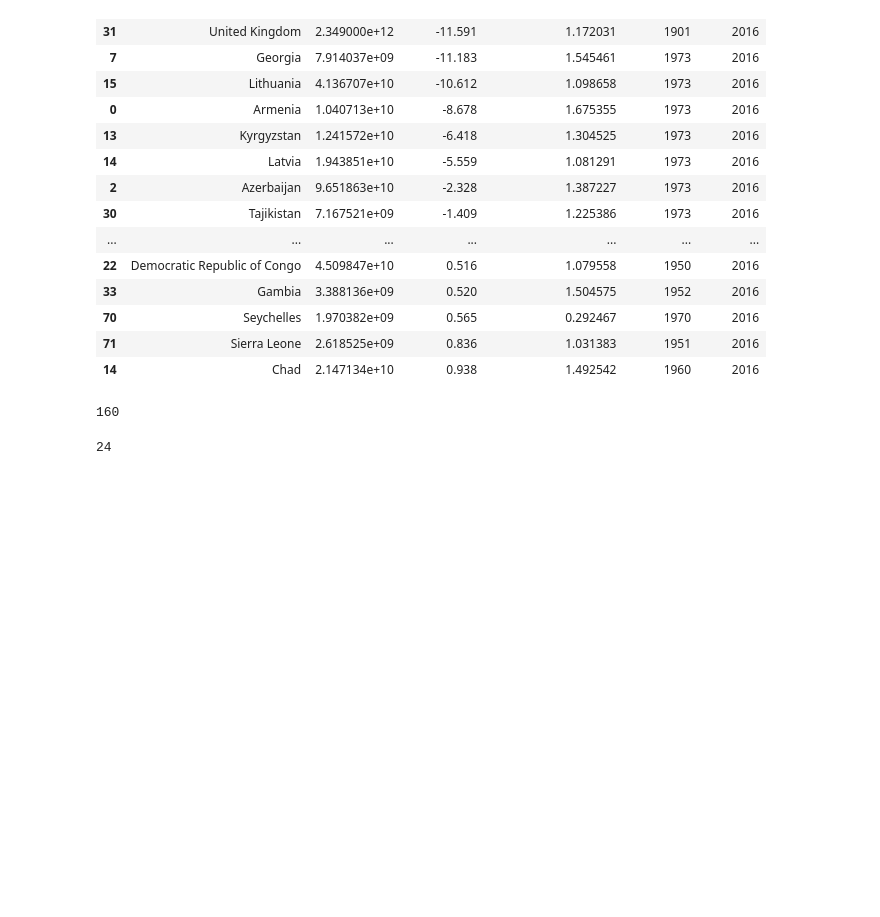
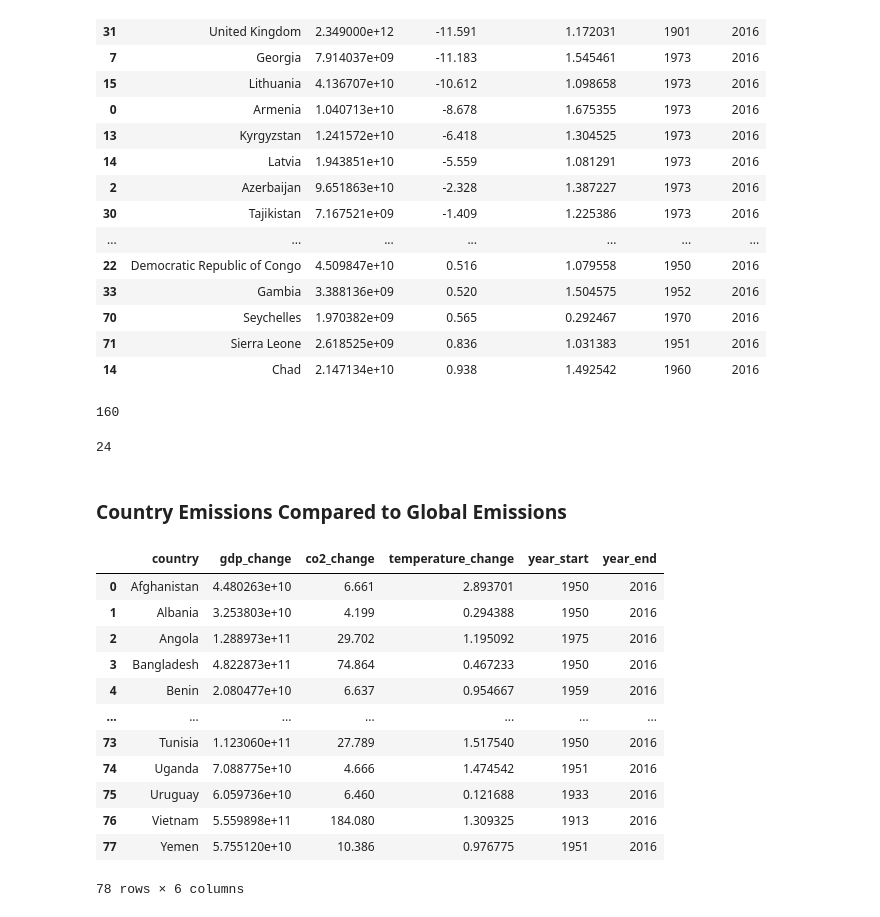
Before and after one commit to Alawler12/Environmental_Project, a Jupyter notebook: Emissions_Analysis.ipynb, the cells around one changed output. Cells and saved outputs as stored; diff of their text form; code cells hidden in the pictures; blank space fills up the shorter version.

Commit message:
adding new code for global impact

```diff
--- a/Emissions_Analysis.ipynb
+++ b/Emissions_Analysis.ipynb
@@ -338,3 +342,5 @@ the_good_ones = bravo['country'].unique().tolist()
 len(the_good_ones)
 # %% [output]
 24
+# %% [markdown]
+### Country Emissions Compared to Global Emissions
@@ -340,0 +467,19 @@ len(the_good_ones)
+# %%
+#clean up index on stay_low
+stay_low_df = impact_stay_low_df.reset_index()
+low_impact = stay_low_df.drop(['index'], axis = 1)
+low_impact
+# %% [output]
+|  | country | gdp_change | co2_change | temperature_change | year_start | year_end |
+| 0 | Afghanistan | 4.480263e+10 | 6.661 | 2.893701 | 1950 | 2016 |
+| 1 | Albania | 3.253803e+10 | 4.199 | 0.294388 | 1950 | 2016 |
+| 2 | Angola | 1.288973e+11 | 29.702 | 1.195092 | 1975 | 2016 |
+| 3 | Bangladesh | 4.822873e+11 | 74.864 | 0.467233 | 1950 | 2016 |
+| 4 | Benin | 2.080477e+10 | 6.637 | 0.954667 | 1959 | 2016 |
+| ... | ... | ... | ... | ... | ... | ... |
+| 73 | Tunisia | 1.123060e+11 | 27.789 | 1.517540 | 1950 | 2016 |
+| 74 | Uganda | 7.088775e+10 | 4.666 | 1.474542 | 1951 | 2016 |
+| 75 | Uruguay | 6.059736e+10 | 6.460 | 0.121688 | 1933 | 2016 |
+| 76 | Vietnam | 5.559898e+11 | 184.080 | 1.309325 | 1913 | 2016 |
+| 77 | Yemen | 5.755120e+10 | 10.386 | 0.976775 | 1951 | 2016 |
+78 rows × 6 columns
```
Also changed, not shown: parts of 11 cells of this notebook, 1 other file.
